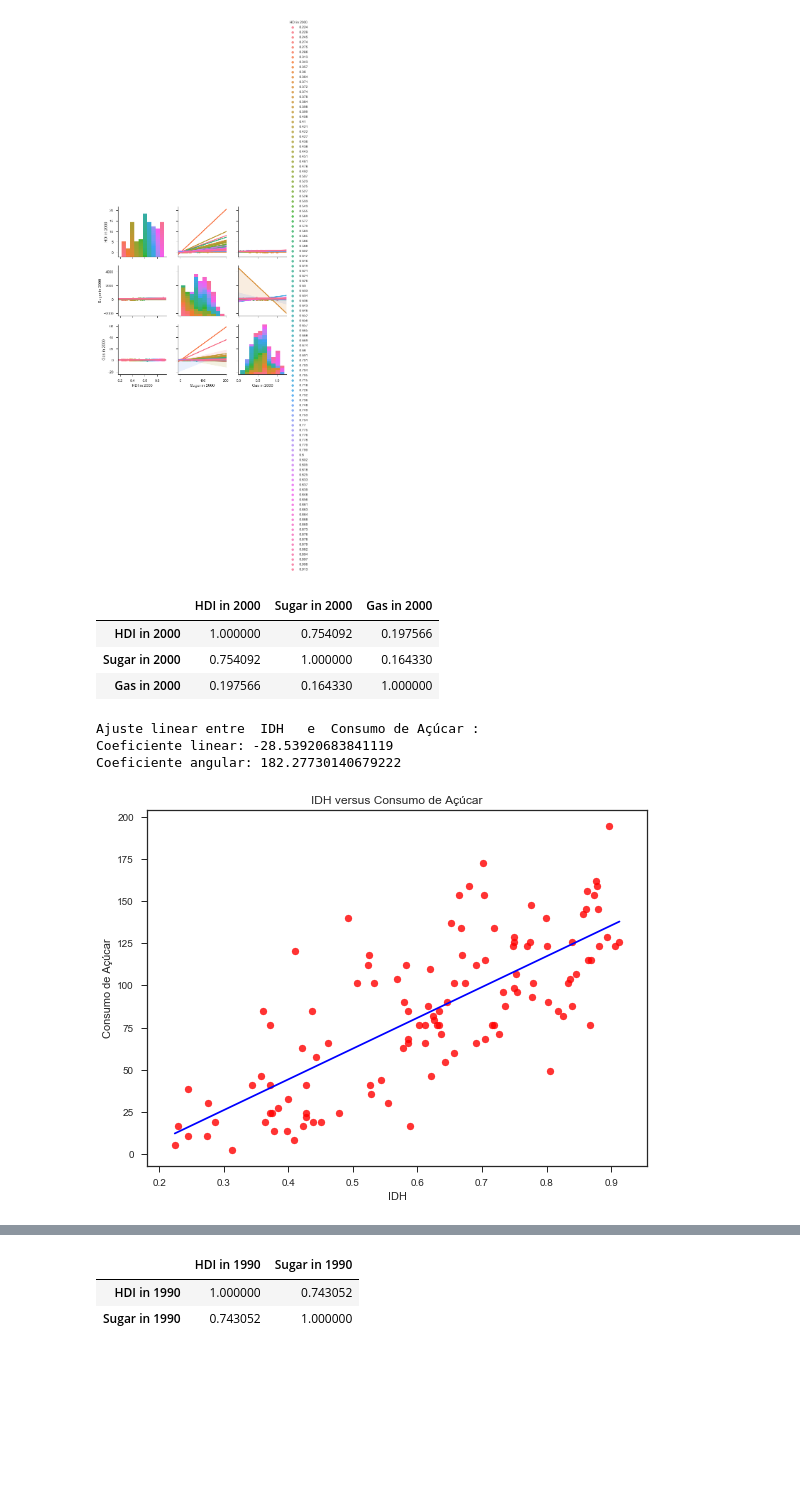
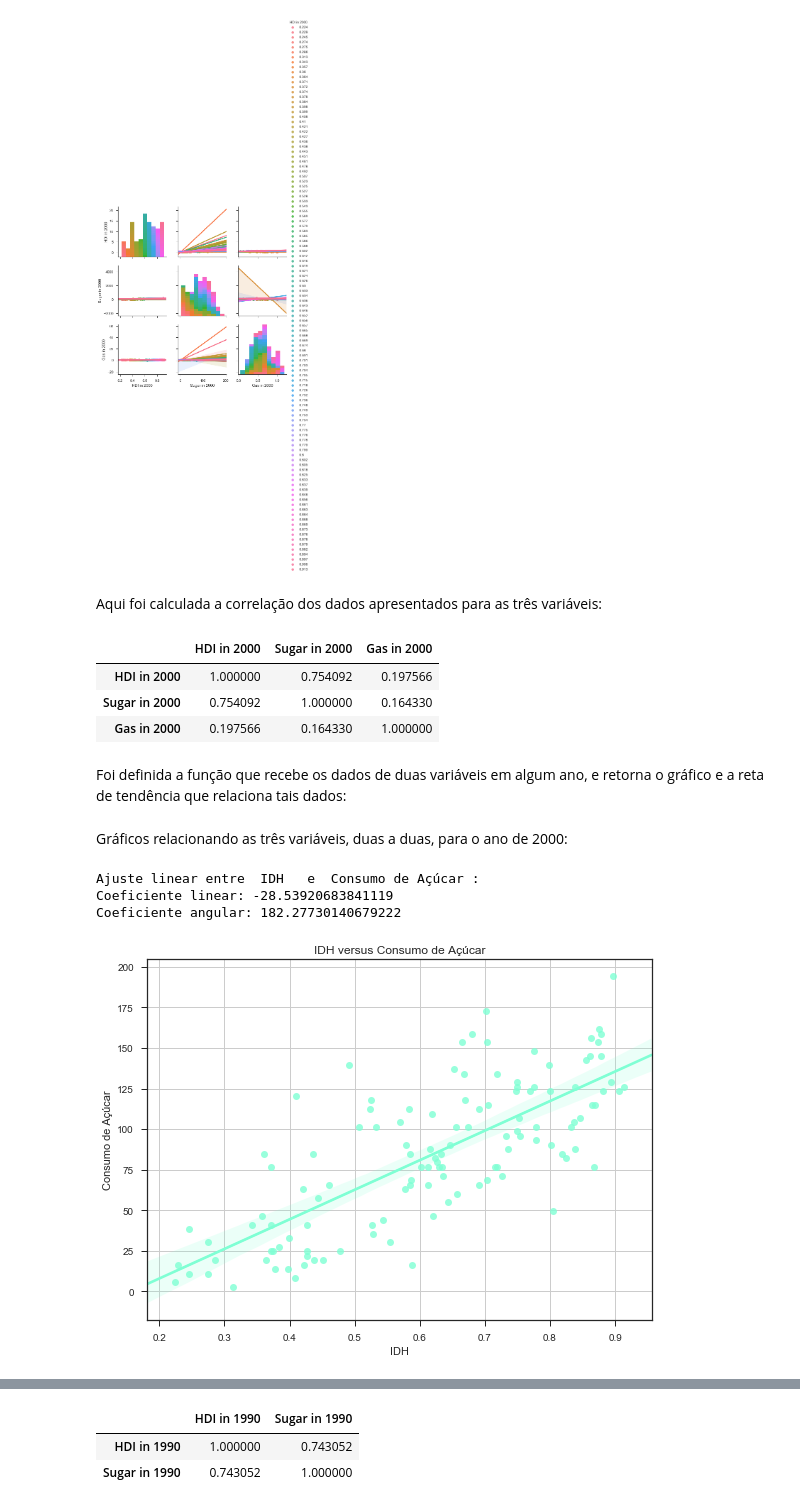
Before and after one commit to beatrizmie/Projeto1_Beatriz_Mie, a Jupyter notebook: Projeto 1.ipynb, the cells around one changed output, grey strips where cells are left out. Cells and saved outputs as stored; diff of their text form; code cells hidden in the pictures; blank space fills up the shorter version.

```diff
--- a/Projeto 1.ipynb
+++ b/Projeto 1.ipynb
@@ -77,6 +100,8 @@ sns.pairplot(cd, kind="reg", hue="HDI in 2000")
 # %% [output]
 <seaborn.axisgrid.PairGrid at 0x...>
 [figure]
+# %% [markdown]
+Aqui foi calculada a correlação dos dados apresentados para as três variáveis:
 # %%
 cd.corr()
 # %% [output]
@@ -84,8 +109,10 @@ cd.corr()
 | HDI in 2000 | 1.000000 | 0.754092 | 0.197566 |
 | Sugar in 2000 | 0.754092 | 1.000000 | 0.164330 |
 | Gas in 2000 | 0.197566 | 0.164330 | 1.000000 |
+# %% [markdown]
+Foi definida a função que recebe os dados de duas variáveis em algum ano, e retorna o gráfico e a reta de tendência que relaciona tais dados:
 # %%
-def reta(dados_x, dados_y, nome_x, nome_y):
+def reta(dados_x, dados_y, nome_x, nome_y, c):
     a = dados_y.cov(dados_x) / dados_x.var()
     b = dados_y.mean() - a*dados_x.mean()
 
@@ -94,20 +121,23 @@ def reta(dados_x, dados_y, nome_x, nome_y):
     print('Coeficiente angular:', a)
 
     fig = plt.figure(figsize=(8, 6))
-    plt.scatter(dados_x, dados_y, c='red', alpha=0.8)
+    sns.regplot(dados_x, dados_y, color=(c))
     plt.title(nome_x + " versus "+ nome_y)
     plt.xlabel(nome_x)
     plt.ylabel(nome_y)
 
-    plt.plot((dados_x.min(), dados_x.max()), (a*dados_x.min()+b, a*dados_x.max()+b), color='blue')
+    plt.plot((dados_x.min(), dados_x.max()), (a*dados_x.min()+b, a*dados_x.max()+b), color=(c))
 
     plt.tight_layout()
+    plt.grid()
     plt.show()
+# %% [markdown]
+Gráficos relacionando as três variáveis, duas a duas, para o ano de 2000:
 # %%
-reta(cd["HDI in 2000"],cd["Sugar in 2000"],"IDH","Consumo de Açúcar")
+reta(cd["HDI in 2000"],cd["Sugar in 2000"],"IDH","Consumo de Açúcar", 'aquamarine')
 # %% [output]
 Ajuste linear entre  IDH   e  Consumo de Açúcar :
 Coeficiente linear: -28.53920683841119
 Coeficiente angular: 182.27730140679222
-[figure, old version]
+[figure, new version]
 # %%
```
Also changed, not shown: parts of 25 cells of this notebook.
